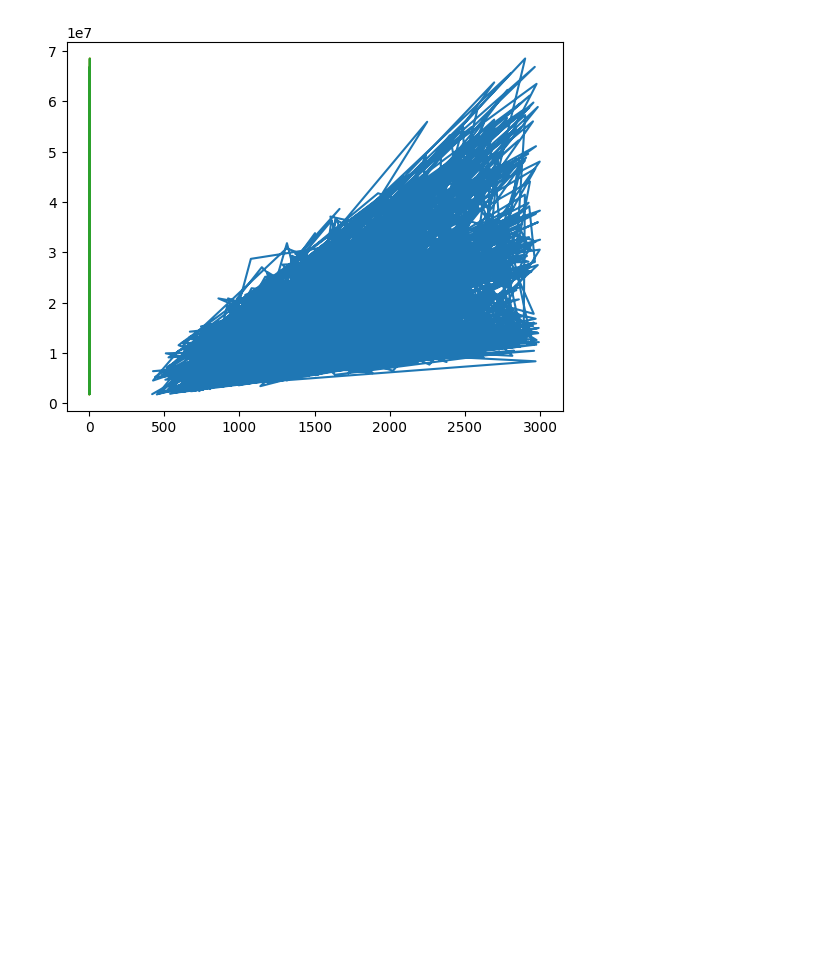
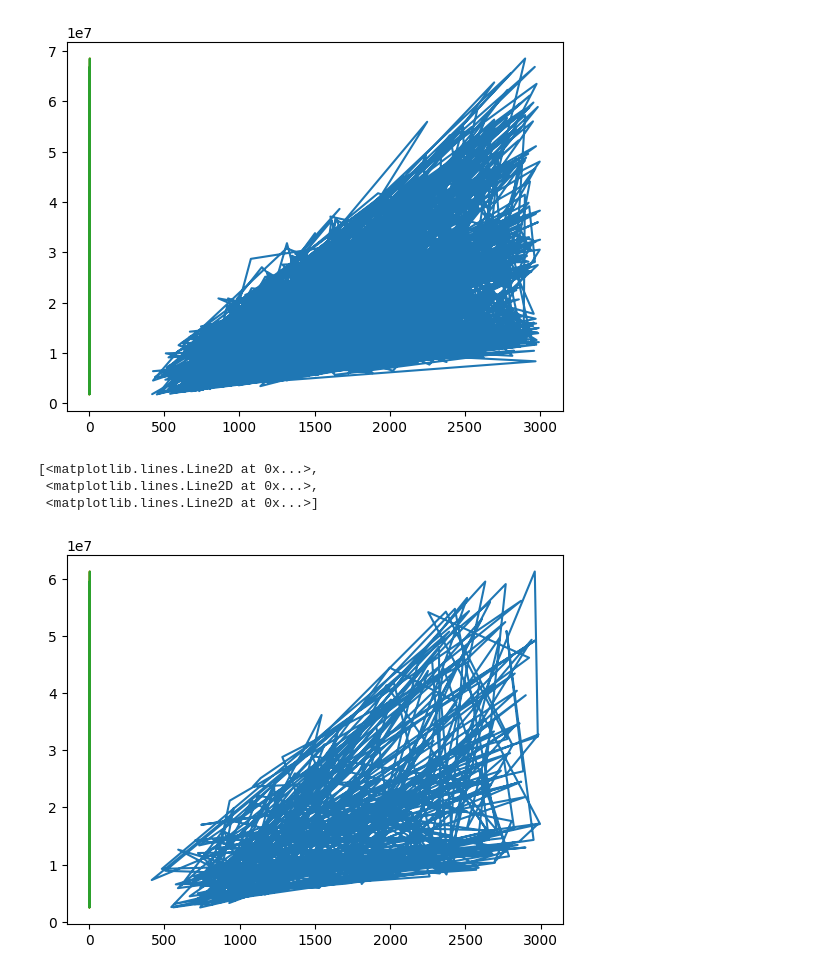
Before and after one commit to sourabhrajput7489-glitch/learn, a Jupyter notebook: main.ipynb, the cells around one changed output. Drawn from its saved outputs; the diff is of its cells as text; code cells hidden in the pictures; blank space fills up the shorter version.

```diff
--- a/main.ipynb
+++ b/main.ipynb
@@ -133,3 +133,10 @@ plt.plot(x_train,y_train)
  <matplotlib.lines.Line2D at 0x...>,
  <matplotlib.lines.Line2D at 0x...>]
 [figure]
+# %%
+plt.plot(x_test,y_test)
+# %% [output]
+[<matplotlib.lines.Line2D at 0x...>,
+ <matplotlib.lines.Line2D at 0x...>,
+ <matplotlib.lines.Line2D at 0x...>]
+[figure, added]
```
